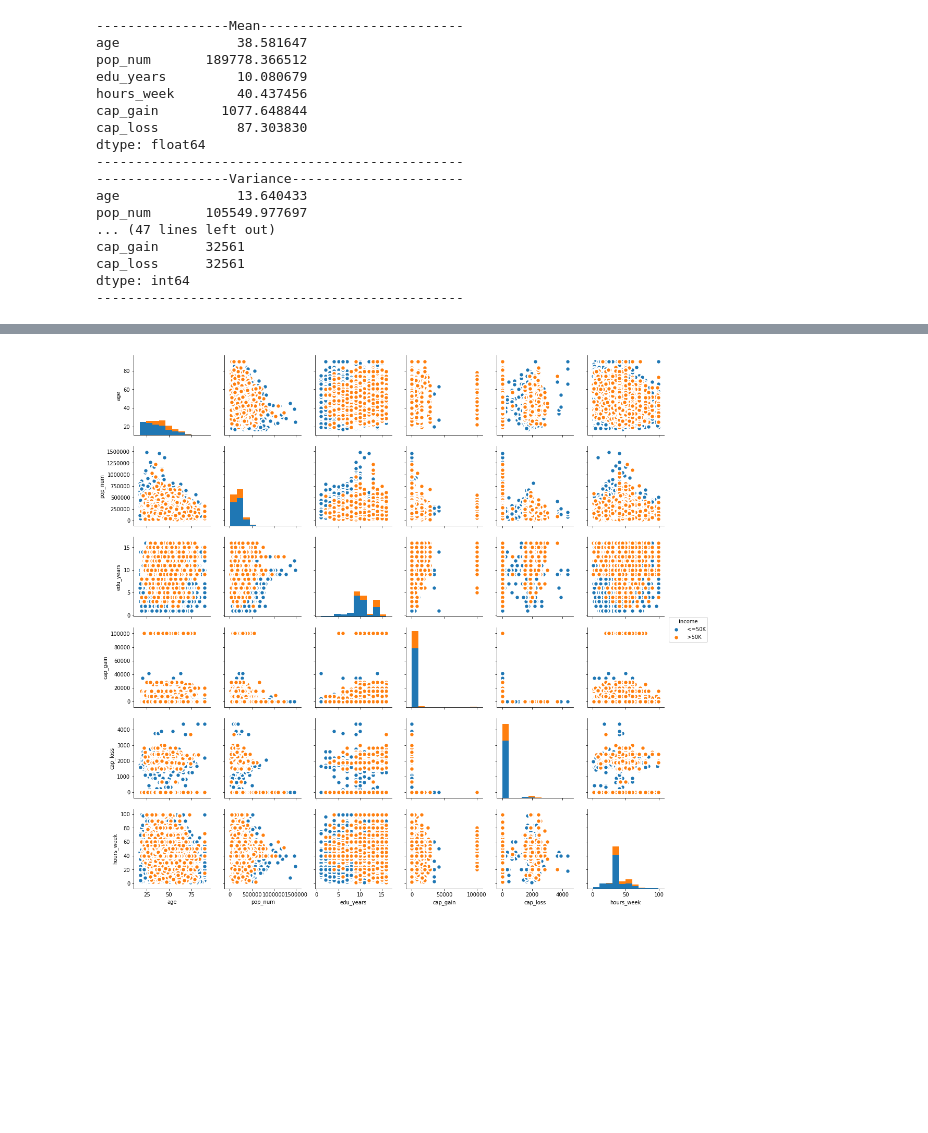
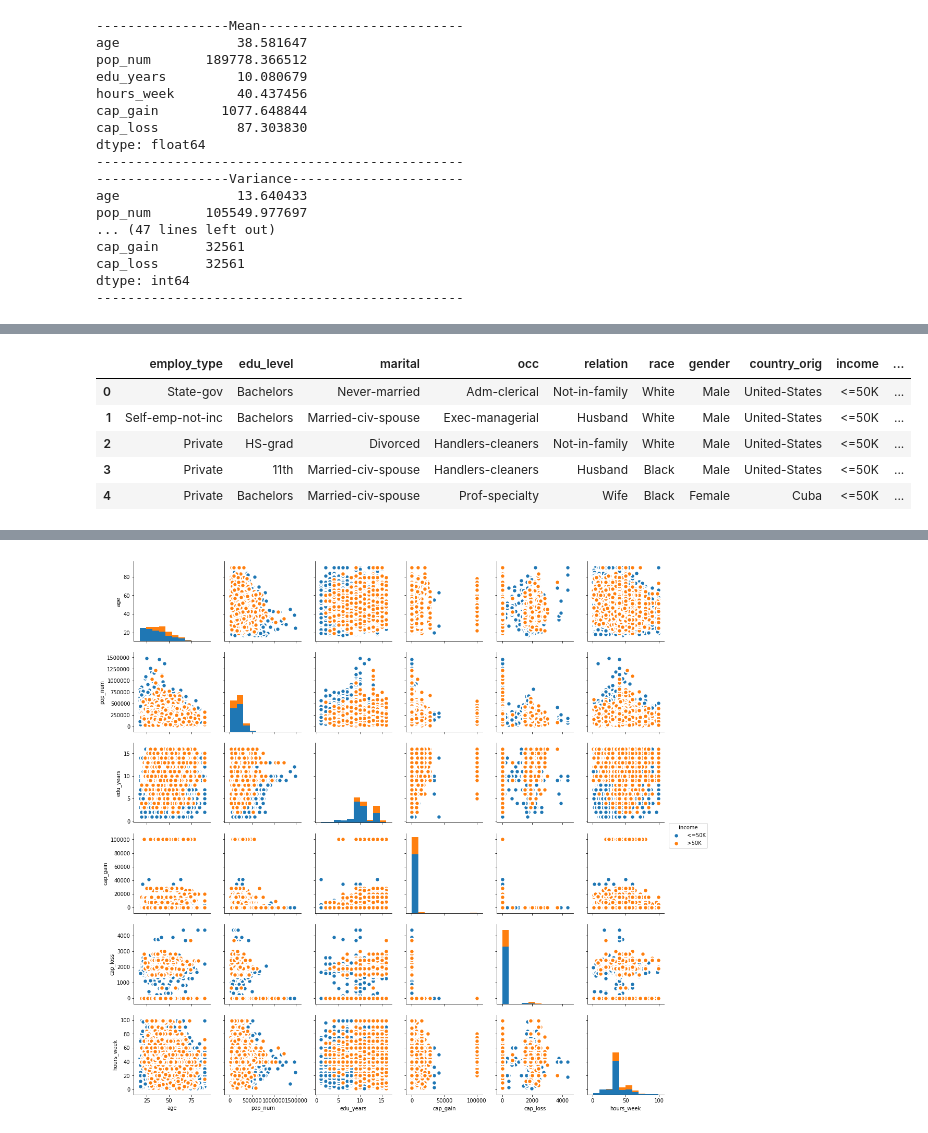
Before and after one commit to emccandlesssmu/data_mining, a Jupyter notebook: Assignment_GK.ipynb, the cells around one changed output, grey strips where cells are left out. Saved outputs shown, nothing was run; the diff lists cells and outputs as text; code cells hidden in the pictures; blank space fills up the shorter version.

```diff
--- a/Assignment_GK.ipynb
+++ b/Assignment_GK.ipynb
@@ -346,0 +487,10 @@ AttributeError: module 'seaborn' has no attribute 'scatterplot'
+# %%
+df_category_com = pd.concat([df_category, df_with_cat_code],axis=1)
+df_category_com.head()
+# %% [output]
+|  | employ_type | edu_level | marital | occ | relation | race | gender | country_orig | income | ... |
+| 0 | State-gov | Bachelors | Never-married | Adm-clerical | Not-in-family | White | Male | United-States | <=50K | ... |
+| 1 | Self-emp-not-inc | Bachelors | Married-civ-spouse | Exec-managerial | Husband | White | Male | United-States | <=50K | ... |
+| 2 | Private | HS-grad | Divorced | Handlers-cleaners | Not-in-family | White | Male | United-States | <=50K | ... |
+| 3 | Private | 11th | Married-civ-spouse | Handlers-cleaners | Husband | Black | Male | United-States | <=50K | ... |
+| 4 | Private | Bachelors | Married-civ-spouse | Prof-specialty | Wife | Black | Female | Cuba | <=50K | ... |
```
Also changed, not shown: parts of 25 cells of this notebook.
